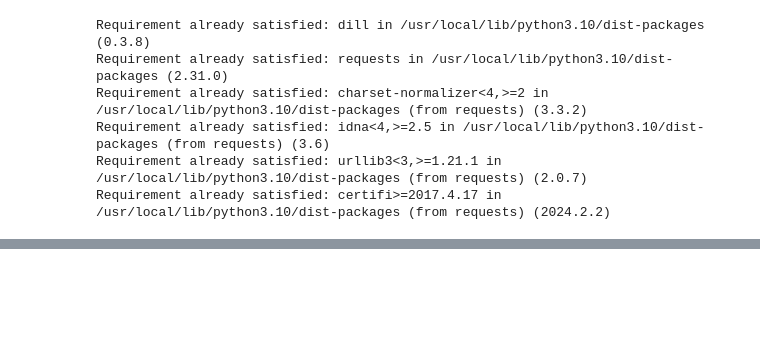
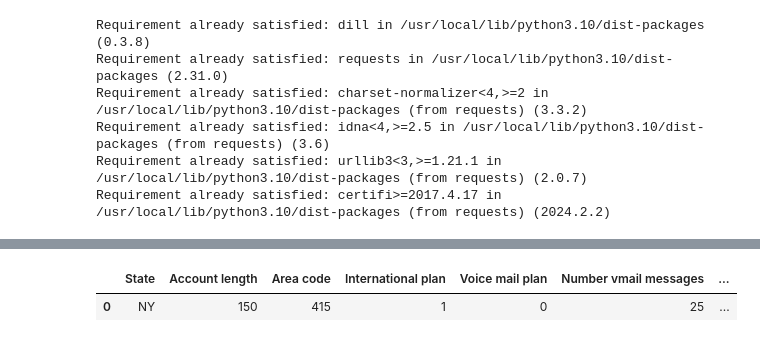
Before and after one commit to Martinerramuspe/02-DATA_SCIENCIE, a Jupyter notebook: 01-TELECOM_CHURN_PROJECT/05-DESPLIEGUE/02-Streamlit.ipynb, the cells around one changed output, grey strips where cells are left out. Cells and saved outputs as stored; diff of their text form; code cells hidden in the pictures; blank space fills up the shorter version.

```diff
--- a/01-TELECOM_CHURN_PROJECT/05-DESPLIEGUE/02-Streamlit.ipynb
+++ b/01-TELECOM_CHURN_PROJECT/05-DESPLIEGUE/02-Streamlit.ipynb
@@ -32,0 +139,35 @@ NameError: name 'MinMaxScaler' is not defined
+# %%
+# creamos nuestra fila
+X_pred=pd.DataFrame(columns=['State','Account length','Area code','International plan',
+       'Voice mail plan', 'Number vmail messages', 'Total day minutes',
+       'Total day calls', 'Total day charge', 'Total eve minutes',
+       'Total eve calls', 'Total eve charge', 'Total night minutes',
+       'Total night calls', 'Total night charge', 'Total intl minutes',
+       'Total intl calls', 'Total intl charge', 'Customer service calls',
+       'Churn'])
+# %%
+X_pred.loc[0, 'State'] = 'NY'
+X_pred.loc[0, 'Account length'] = 150
+X_pred.loc[0, 'Area code'] = 415
+X_pred.loc[0, 'International plan'] = 1
+X_pred.loc[0, 'Voice mail plan'] = 0
+X_pred.loc[0, 'Number vmail messages'] = 25
+X_pred.loc[0, 'Total day minutes'] = 200.0  # Asegurar que sea un float
+X_pred.loc[0, 'Total day calls'] = 100
+X_pred.loc[0, 'Total day charge'] = 20.0  # Asegurar que sea un float
+X_pred.loc[0, 'Total eve minutes'] = 150.0  # Asegurar que sea un float
+X_pred.loc[0, 'Total eve calls'] = 120
+X_pred.loc[0, 'Total eve charge'] = 15.0  # Asegurar que sea un float
+X_pred.loc[0, 'Total night minutes'] = 180.0  # Asegurar que sea un float
+X_pred.loc[0, 'Total night calls'] = 90
+X_pred.loc[0, 'Total night charge'] = 18.0  # Asegurar que sea un float
+X_pred.loc[0, 'Total intl minutes'] = 10.0  # Asegurar que sea un float
+X_pred.loc[0, 'Total intl calls'] = 3
+X_pred.loc[0, 'Total intl charge'] = 1.0  # Asegurar que sea un float
+X_pred.loc[0, 'Customer service calls'] = 2
+X_pred.loc[0, 'Churn'] = 0
+# %%
+X_pred.head()
+# %% [output]
+|  | State | Account length | Area code | International plan | Voice mail plan | Number vmail messages | ... |
+| 0 | NY | 150 | 415 | 1 | 0 | 25 | ... |
```
Also changed, not shown: parts of 15 cells of this notebook, 2 other files.
